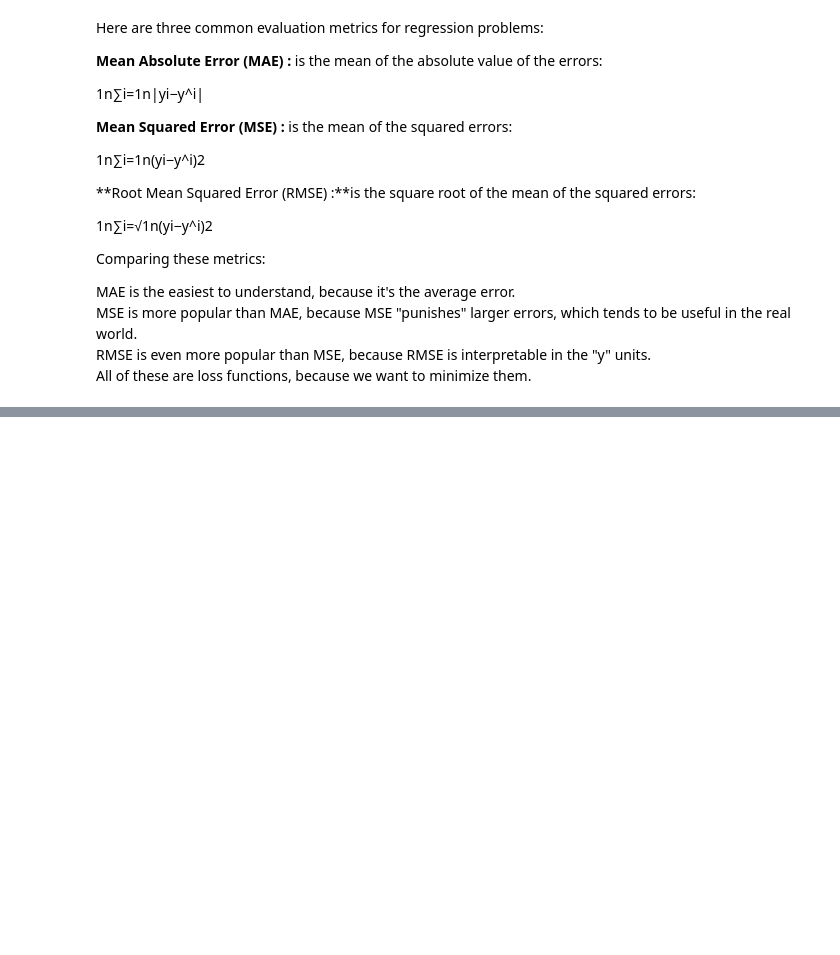
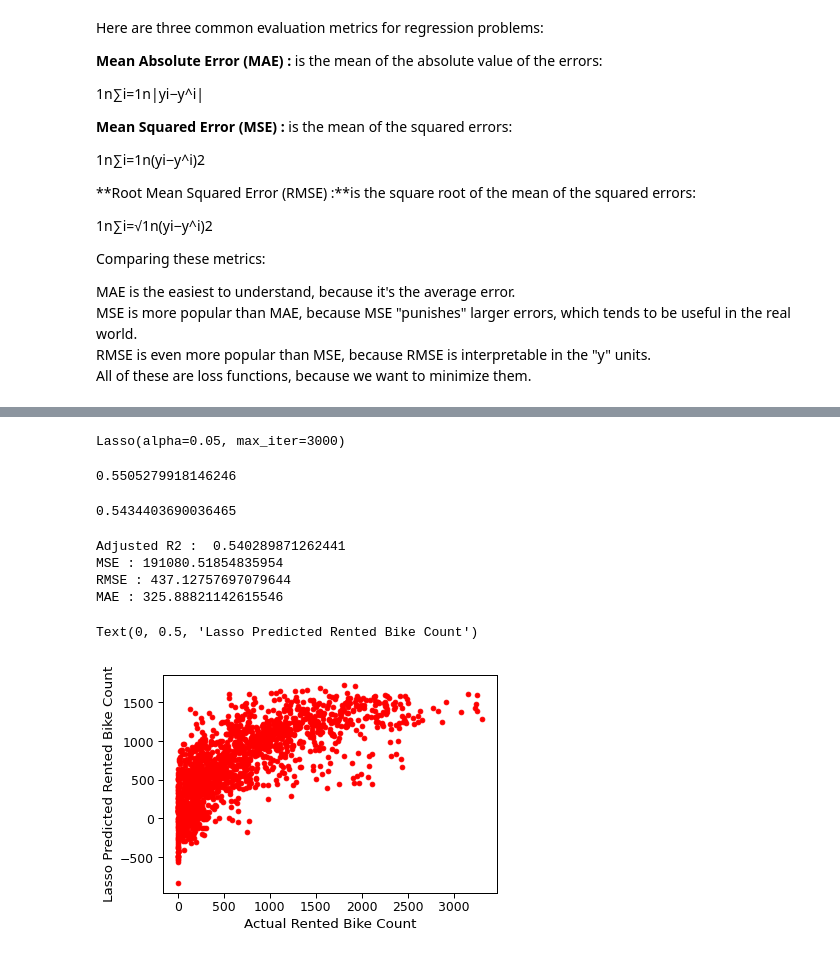
Before and after one commit to AkashSalmuthe/Bike-Sharing-Demand-Prediction, a Jupyter notebook: Bike_Sharing_Demand_Prediction_Capstone_Project.ipynb, the cells around one changed output, grey strips where cells are left out. Drawn from its saved outputs; the diff is of its cells as text; code cells hidden in the pictures; blank space fills up the shorter version.

Commit message:
Lasso And Ridge Regression

```diff
--- a/Bike_Sharing_Demand_Prediction_Capstone_Project.ipynb
+++ b/Bike_Sharing_Demand_Prediction_Capstone_Project.ipynb
@@ -629,0 +662,38 @@ MAE is the easiest to understand, because it's the average error.
+# %%
+lasso = Lasso(alpha=0.05,max_iter=3000)
+lasso.fit(X_train,y_train)
+# %% [output]
+Lasso(alpha=0.05, max_iter=3000)
+# %%
+lasso.score(X_train,y_train)
+# %% [output]
+0.5505279918146246
+# %%
+y_pred_lasso = lasso.predict(X_test)
+# %%
+r2_score(y_test, y_pred_lasso)
+# %% [output]
+0.5434403690036465
+# %%
+#Evaluation metrices
+
+print("Adjusted R2 : ",1-(1-r2_score((y_test), (y_pred_lasso)))*((X_test.shape[0]-1)/(X_test.shape[0]-X_test.shape[1]-1)))
+MSE  = mean_squared_error(y_test, y_pred_lasso)
+print("MSE :" , MSE)
+RMSE = np.sqrt(MSE)
+print("RMSE :" ,RMSE)
+MAE  = mean_absolute_error(y_test, y_pred_lasso)
+print("MAE :" , MAE)
+# %% [output]
+Adjusted R2 :  0.540289871262441
+MSE : 191080.51854835954
+RMSE : 437.12757697079644
+MAE : 325.88821142615546
+# %%
+# Actual vs predicated rented bike count
+plt.scatter(y_test, y_pred_lasso,color='r')
+plt.xlabel('Actual Rented Bike Count')
+plt.ylabel('Lasso Predicted Rented Bike Count')
+# %% [output]
+Text(0, 0.5, 'Lasso Predicted Rented Bike Count')
+[figure, added]
```
Also changed, not shown: parts of 40 cells of this notebook.
